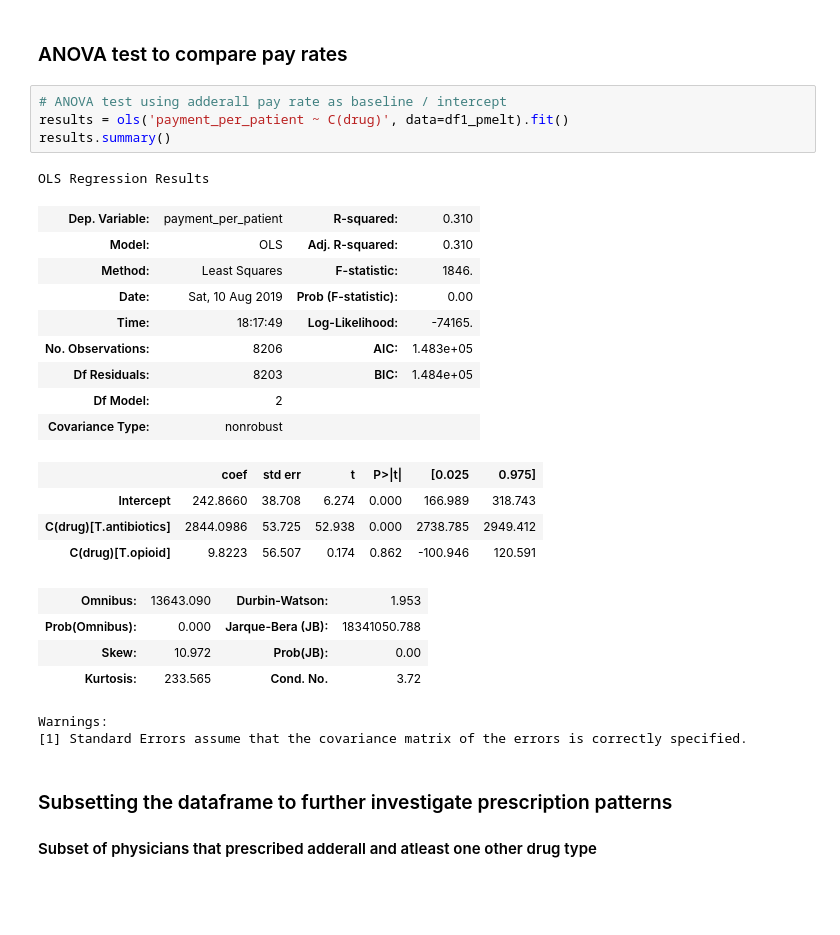
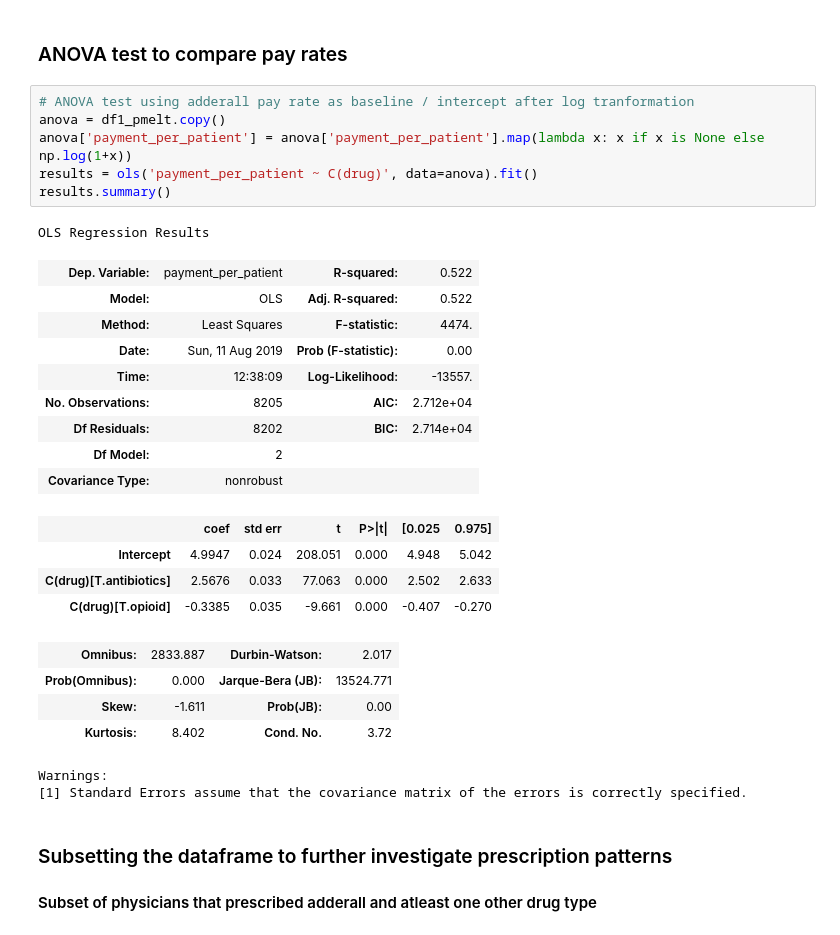
Before and after one commit to nwugocc/Capstone-Project-1, a Jupyter notebook: capstone_1_mini_project_data_story.ipynb, the cells around one changed output. Cells and saved outputs as stored; diff of their text form; blank space fills up the shorter version.

```diff
--- a/capstone_1_mini_project_data_story.ipynb
+++ b/capstone_1_mini_project_data_story.ipynb
@@ -197,28 +199,30 @@ df1_p.loc[:,['adderall_pay_rate','antibio_pay_rate','opioid_pay_rate']].describe
 # %% [markdown]
 ### ANOVA test to compare pay rates
 # %%
-# ANOVA test using adderall pay rate as baseline / intercept
-results = ols('payment_per_patient ~ C(drug)', data=df1_pmelt).fit()
+# ANOVA test using adderall pay rate as baseline / intercept after log tranformation
+anova = df1_pmelt.copy()
+anova['payment_per_patient'] = anova['payment_per_patient'].map(lambda x: x if x is None else np.log(1+x))
+results = ols('payment_per_patient ~ C(drug)', data=anova).fit()
 results.summary()
 # %% [output]
 OLS Regression Results
-| Dep. Variable: | payment_per_patient | R-squared: | 0.310 |
-| Model: | OLS | Adj. R-squared: | 0.310 |
-| Method: | Least Squares | F-statistic: | 1846. |
-| Date: | Sat, 10 Aug 2019 | Prob (F-statistic): | 0.00 |
-| Time: | 18:17:49 | Log-Likelihood: | -74165. |
-| No. Observations: | 8206 | AIC: | 1.483e+05 |
-| Df Residuals: | 8203 | BIC: | 1.484e+05 |
+| Dep. Variable: | payment_per_patient | R-squared: | 0.522 |
+| Model: | OLS | Adj. R-squared: | 0.522 |
+| Method: | Least Squares | F-statistic: | 4474. |
+| Date: | Sun, 11 Aug 2019 | Prob (F-statistic): | 0.00 |
+| Time: | 12:38:09 | Log-Likelihood: | -13557. |
+| No. Observations: | 8205 | AIC: | 2.712e+04 |
+| Df Residuals: | 8202 | BIC: | 2.714e+04 |
 | Df Model: | 2 |  |  |
 | Covariance Type: | nonrobust |  |  |
 |  | coef | std err | t | P>|t| | [0.025 | 0.975] |
-| Intercept | 242.8660 | 38.708 | 6.274 | 0.000 | 166.989 | 318.743 |
-| C(drug)[T.antibiotics] | 2844.0986 | 53.725 | 52.938 | 0.000 | 2738.785 | 2949.412 |
-| C(drug)[T.opioid] | 9.8223 | 56.507 | 0.174 | 0.862 | -100.946 | 120.591 |
+| Intercept | 4.9947 | 0.024 | 208.051 | 0.000 | 4.948 | 5.042 |
+| C(drug)[T.antibiotics] | 2.5676 | 0.033 | 77.063 | 0.000 | 2.502 | 2.633 |
+| C(drug)[T.opioid] | -0.3385 | 0.035 | -9.661 | 0.000 | -0.407 | -0.270 |
-| Omnibus: | 13643.090 | Durbin-Watson: | 1.953 |
-| Prob(Omnibus): | 0.000 | Jarque-Bera (JB): | 18341050.788 |
-| Skew: | 10.972 | Prob(JB): | 0.00 |
-| Kurtosis: | 233.565 | Cond. No. | 3.72 |
+| Omnibus: | 2833.887 | Durbin-Watson: | 2.017 |
+| Prob(Omnibus): | 0.000 | Jarque-Bera (JB): | 13524.771 |
+| Skew: | -1.611 | Prob(JB): | 0.00 |
+| Kurtosis: | 8.402 | Cond. No. | 3.72 |
 Warnings:
 [1] Standard Errors assume that the covariance matrix of the errors is correctly specified.
 # %% [markdown]
```
Also changed, not shown: parts of 18 cells of this notebook.
